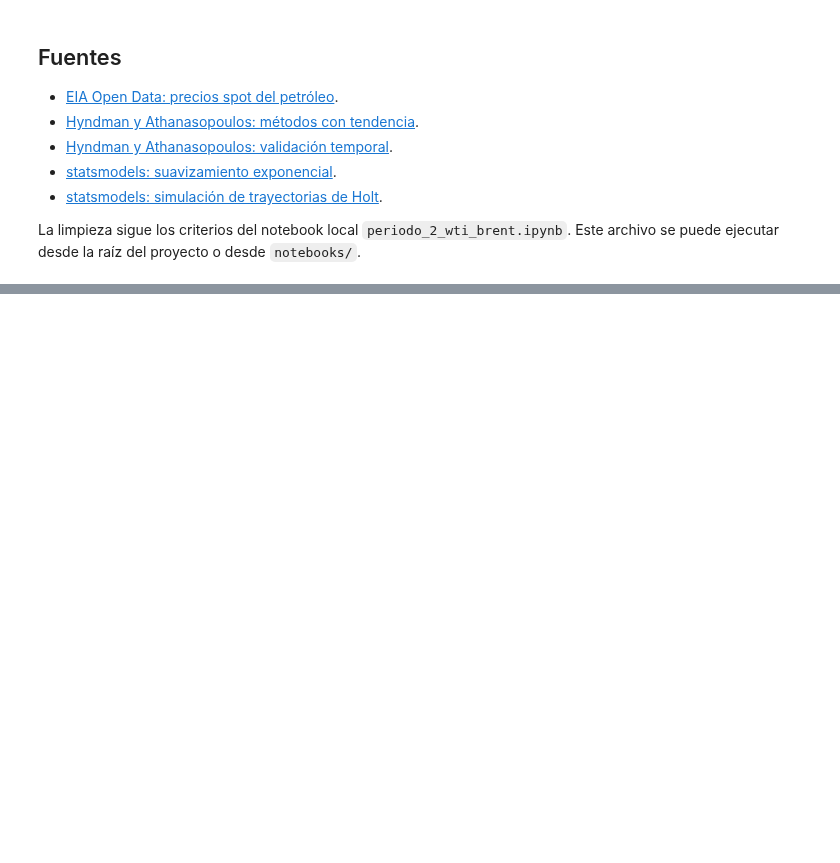
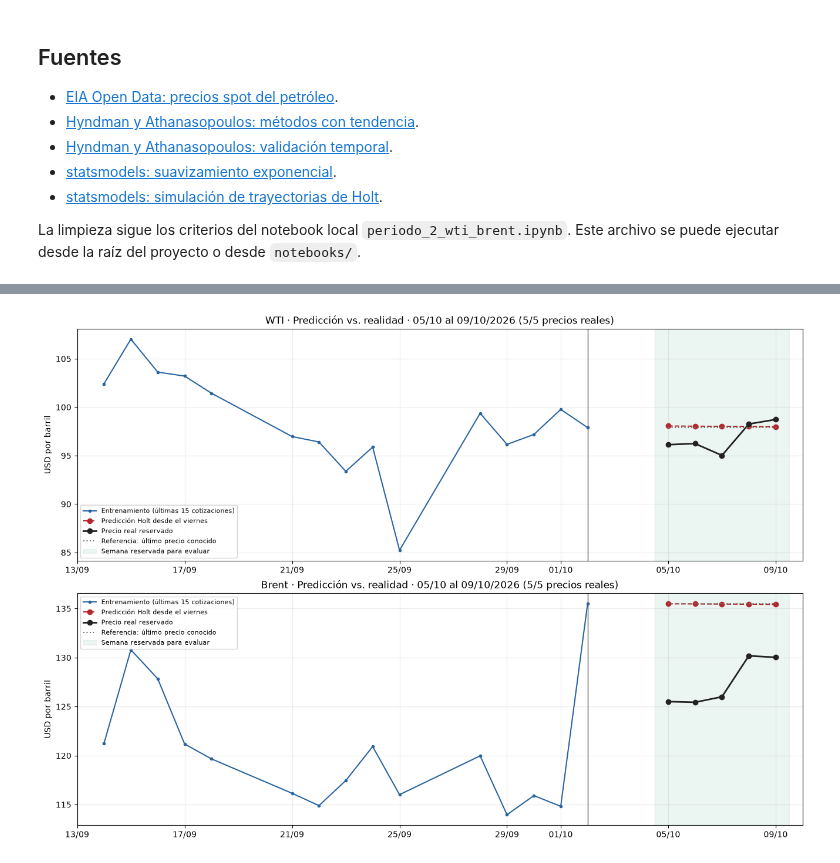
Before and after one commit to Ragnar88/TecYMetAvCsD, a Jupyter notebook: notebooks/serie_tiempo.ipynb, the cells around one changed output, grey strips where cells are left out. Saved outputs shown, nothing was run; the diff lists cells and outputs as text; code cells hidden in the pictures; blank space fills up the shorter version.

```diff
--- a/notebooks/serie_tiempo.ipynb
+++ b/notebooks/serie_tiempo.ipynb
@@ -596,0 +858,38 @@ La limpieza sigue los criterios del notebook local `periodo_2_wti_brent.ipynb`.
+# %%
+prueba_figura, prueba_ejes = plt_prueba.subplots(
+    2, 1, figsize=(13, 9), constrained_layout=True
+)
+for prueba_ax, (prueba_crudo, prueba_entrenamiento) in zip(
+    prueba_ejes, prueba_resultados["entrenamientos"].items()
+):
+    prueba_tabla_crudo = prueba_comparacion.loc[prueba_comparacion["Crudo"].eq(prueba_crudo)]
+    prueba_historia = prueba_entrenamiento.tail(15)
+    prueba_ax.plot(prueba_historia.index, prueba_historia,
+                   color="#2864A0", marker=".", label="Entrenamiento (últimas 15 cotizaciones)")
+    prueba_ax.plot(prueba_tabla_crudo["Fecha"], prueba_tabla_crudo["Holt (USD/barril)"],
+                   color="#B3282D", linestyle="--", marker="o", label="Predicción Holt desde el viernes")
+    prueba_ax.plot(prueba_tabla_crudo["Fecha"], prueba_tabla_crudo["Real (USD/barril)"],
+                   color="#222222", marker="o", linewidth=2, label="Precio real reservado")
+    prueba_ax.plot(prueba_tabla_crudo["Fecha"], prueba_tabla_crudo["Último precio (referencia)"],
+                   color="#777777", linestyle=":", label="Referencia: último precio conocido")
+    prueba_ax.axvline(prueba_resultados["corte"], color="#555555", linewidth=1)
+    prueba_ax.axvspan(
+        prueba_resultados["fechas"][0] - pd_prueba.Timedelta(hours=12),
+        prueba_resultados["fechas"][-1] + pd_prueba.Timedelta(hours=12),
+        color="#CFE8DE", alpha=0.4, label="Semana reservada para evaluar",
+    )
+    prueba_cantidad_reales = int(prueba_tabla_crudo["Real (USD/barril)"].notna().sum())
+    prueba_ax.set(
+        title=(f"{prueba_crudo} · Predicción vs. realidad · "
+               f"{prueba_resultados['fechas'][0]:%d/%m} al {prueba_resultados['fechas'][-1]:%d/%m/%Y} "
+               f"({prueba_cantidad_reales}/5 precios reales)"),
+        ylabel="USD por barril",
+    )
+    prueba_ax.set_xlim(prueba_historia.index.min() - pd_prueba.Timedelta(days=1),
+                       prueba_resultados["fechas"][-1] + pd_prueba.Timedelta(days=1))
+    prueba_ax.xaxis.set_major_formatter(mdates_prueba.DateFormatter("%d/%m"))
+    prueba_ax.grid(alpha=0.25)
+    prueba_ax.legend(loc="best", fontsize=8)
+plt_prueba.show()
+# %% [output]
+[figure, added]
```
Also changed, not shown: parts of 27 cells of this notebook.
